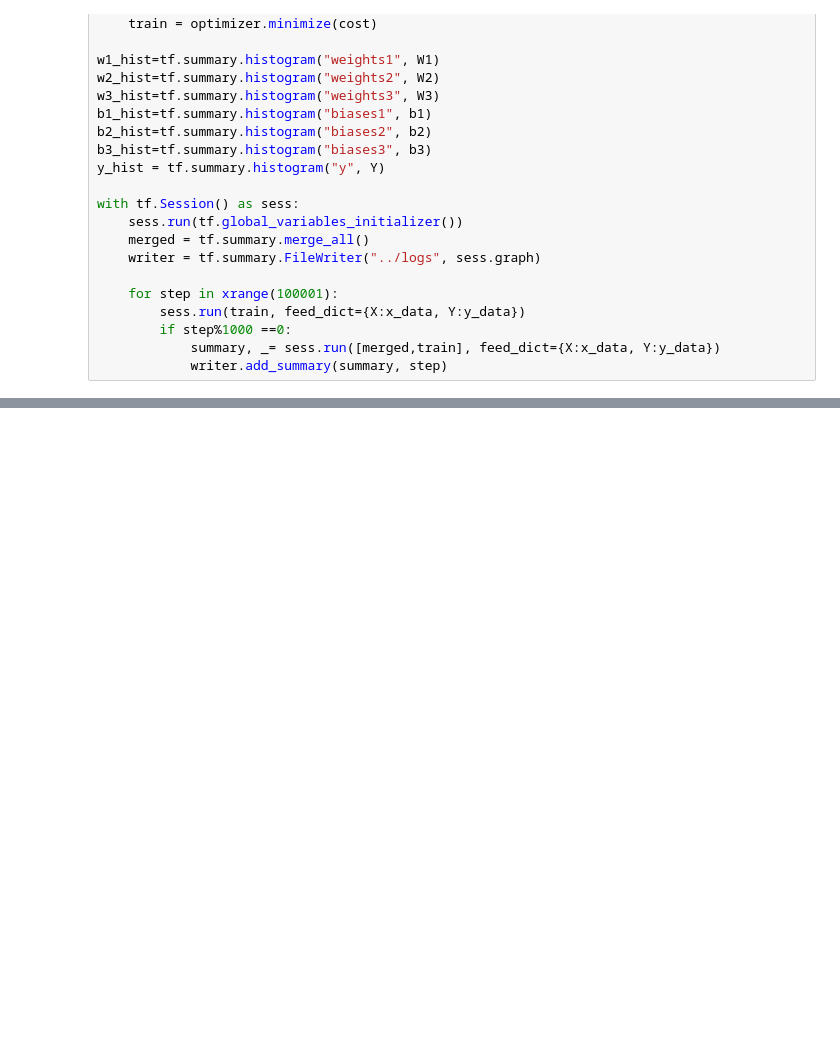
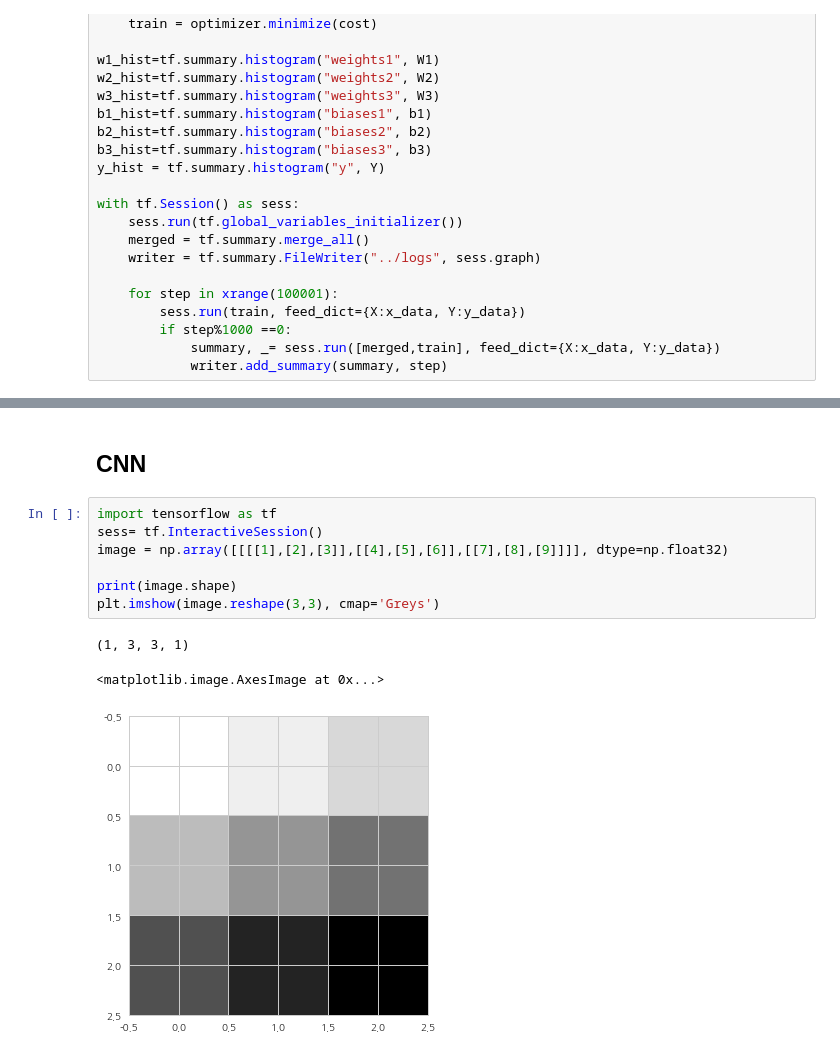
Before and after one commit to baejunyang/datascienceschool, a Jupyter notebook: studying/Tensorflow/모두를 위한 딥러닝.ipynb, the cells around one changed output, grey strips where cells are left out. Saved outputs shown, nothing was run; the diff lists cells and outputs as text; blank space fills up the shorter version.

```diff
--- a/studying/Tensorflow/모두를 위한 딥러닝.ipynb
+++ b/studying/Tensorflow/모두를 위한 딥러닝.ipynb
@@ -681,0 +681,13 @@ Accuracy:  0.9134
+# %% [markdown]
+## CNN
+# %%
+import tensorflow as tf
+sess= tf.InteractiveSession()
+image = np.array([[[[1],[2],[3]],[[4],[5],[6]],[[7],[8],[9]]]], dtype=np.float32)
+
+print(image.shape)
+plt.imshow(image.reshape(3,3), cmap='Greys')
+# %% [output]
+(1, 3, 3, 1)
+<matplotlib.image.AxesImage at 0x...>
+[figure, added]
```
Also changed, not shown: parts of 16 cells of this notebook, 1 other file.
